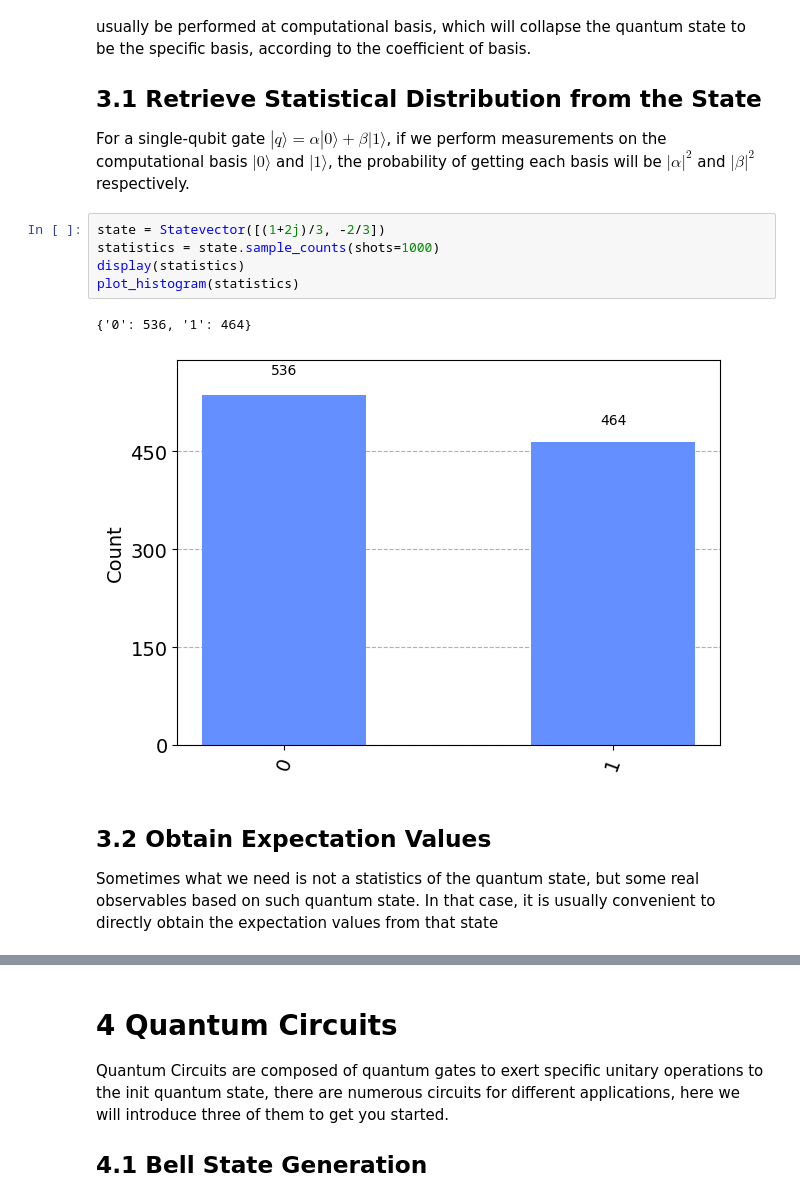
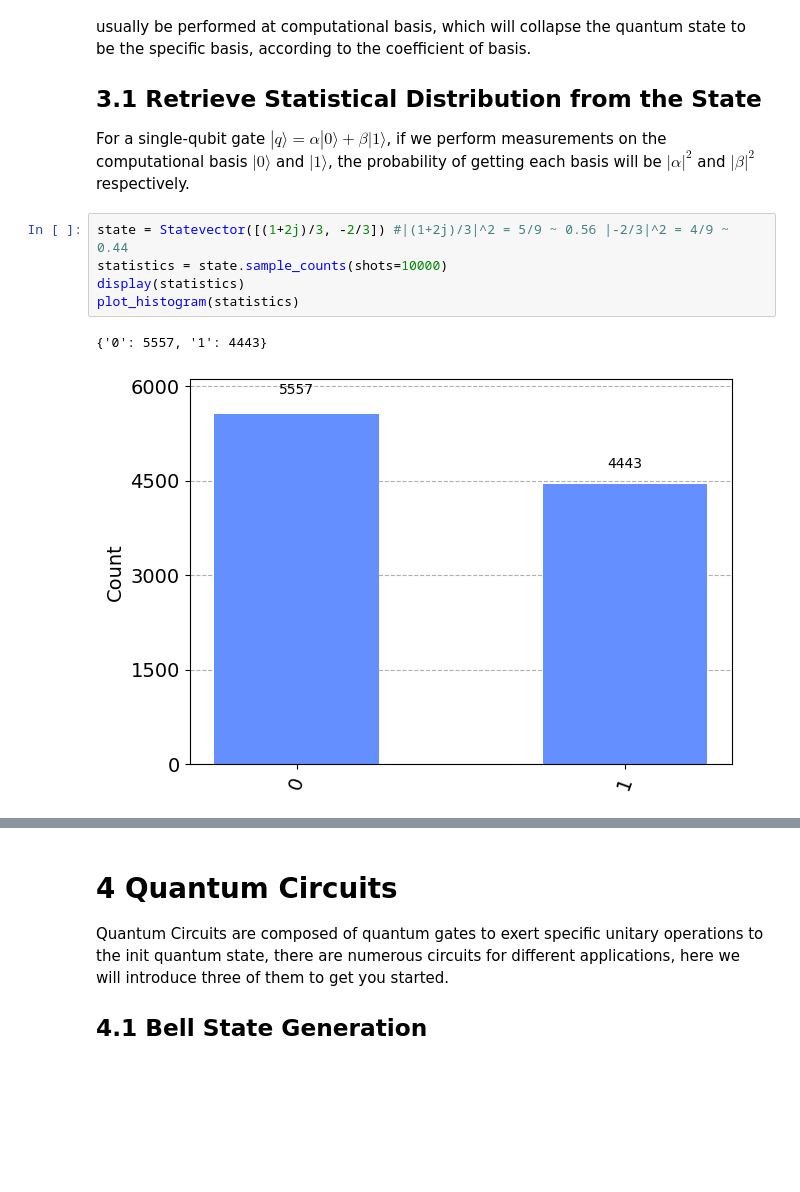
Before and after one commit to AlaricCheng/klass-workshop-hands-on, a Jupyter notebook: basics.ipynb, the cells around one changed output, grey strips where cells are left out. Saved outputs shown, nothing was run; the diff lists cells and outputs as text; blank space fills up the shorter version.

```diff
--- a/basics.ipynb
+++ b/basics.ipynb
@@ -303,14 +328,10 @@ Due to the characteristic of quantum system, we can not obtain state-vector in t
 ## 3.1 Retrieve Statistical Distribution from the State
 For a single-qubit gate $|q\rangle=\alpha|0\rangle+\beta|1\rangle$, if we perform measurements on the computational basis $|0\rangle$ and $|1\rangle$, the probability of getting each basis will be $|\alpha|^2$ and $|\beta|^2$ respectively.
 # %%
-state = Statevector([(1+2j)/3, -2/3])
-statistics = state.sample_counts(shots=1000)
+state = Statevector([(1+2j)/3, -2/3]) #|(1+2j)/3|^2 = 5/9 ~ 0.56 |-2/3|^2 = 4/9 ~ 0.44
+statistics = state.sample_counts(shots=10000)
 display(statistics)
 plot_histogram(statistics)
 # %% [output]
-{'0': 536, '1': 464}
+{'0': 5557, '1': 4443}
-[figure, old version]
+[figure, new version]
-# %% [markdown]
-## 3.2 Obtain Expectation Values
-
-Sometimes what we need is not a statistics of the quantum state, but some real observables based on such quantum state. In that case, it is usually convenient to directly obtain the expectation values from that state
```
Also changed, not shown: parts of 44 cells of this notebook, 1 other file.
